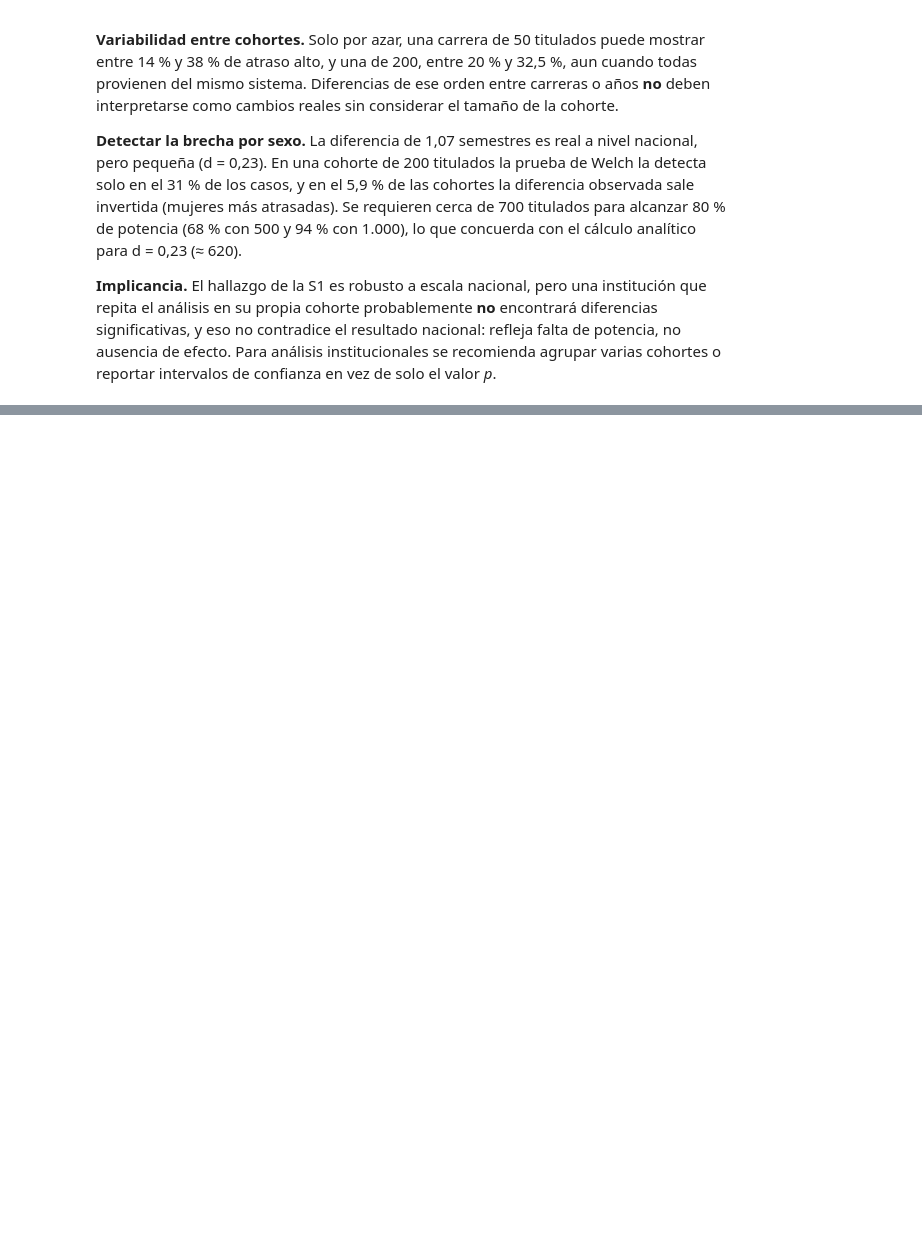
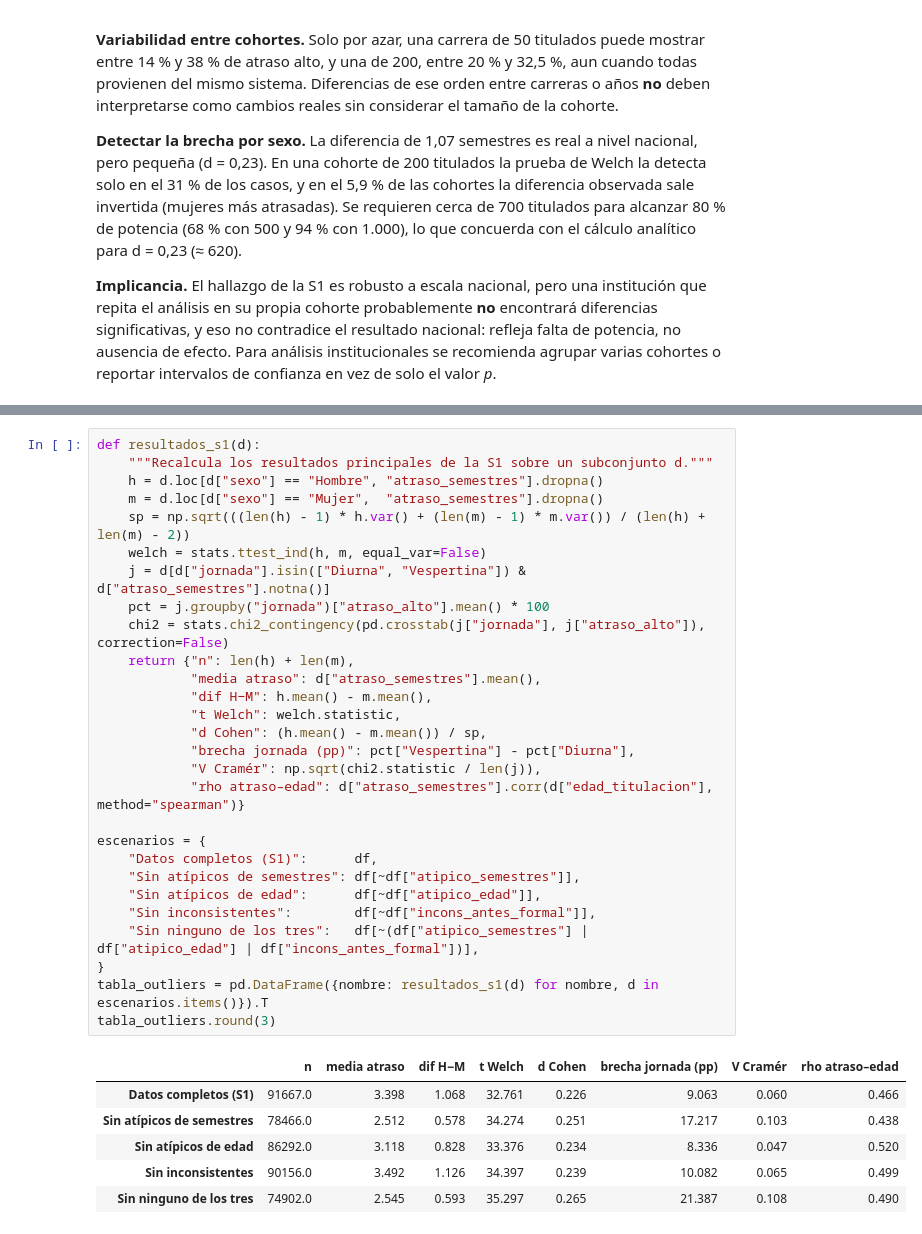
Before and after one commit to Feroroman/sumativa1-f2-mcdi501, a Jupyter notebook: S2/notebooks/Sumativa2_F3_Titulados.ipynb, the cells around one changed output, grey strips where cells are left out. Cells and saved outputs as stored; diff of their text form; blank space fills up the shorter version.

```diff
--- a/S2/notebooks/Sumativa2_F3_Titulados.ipynb
+++ b/S2/notebooks/Sumativa2_F3_Titulados.ipynb
@@ -598,0 +609,35 @@ plt.show()
+# %%
+def resultados_s1(d):
+    """Recalcula los resultados principales de la S1 sobre un subconjunto d."""
+    h = d.loc[d["sexo"] == "Hombre", "atraso_semestres"].dropna()
+    m = d.loc[d["sexo"] == "Mujer",  "atraso_semestres"].dropna()
+    sp = np.sqrt(((len(h) - 1) * h.var() + (len(m) - 1) * m.var()) / (len(h) + len(m) - 2))
+    welch = stats.ttest_ind(h, m, equal_var=False)
+    j = d[d["jornada"].isin(["Diurna", "Vespertina"]) & d["atraso_semestres"].notna()]
+    pct = j.groupby("jornada")["atraso_alto"].mean() * 100
+    chi2 = stats.chi2_contingency(pd.crosstab(j["jornada"], j["atraso_alto"]), correction=False)
+    return {"n": len(h) + len(m),
+            "media atraso": d["atraso_semestres"].mean(),
+            "dif H−M": h.mean() - m.mean(),
+            "t Welch": welch.statistic,
+            "d Cohen": (h.mean() - m.mean()) / sp,
+            "brecha jornada (pp)": pct["Vespertina"] - pct["Diurna"],
+            "V Cramér": np.sqrt(chi2.statistic / len(j)),
+            "rho atraso–edad": d["atraso_semestres"].corr(d["edad_titulacion"], method="spearman")}
+
+escenarios = {
+    "Datos completos (S1)":      df,
+    "Sin atípicos de semestres": df[~df["atipico_semestres"]],
+    "Sin atípicos de edad":      df[~df["atipico_edad"]],
+    "Sin inconsistentes":        df[~df["incons_antes_formal"]],
+    "Sin ninguno de los tres":   df[~(df["atipico_semestres"] | df["atipico_edad"] | df["incons_antes_formal"])],
+}
+tabla_outliers = pd.DataFrame({nombre: resultados_s1(d) for nombre, d in escenarios.items()}).T
+tabla_outliers.round(3)
+# %% [output]
+|  | n | media atraso | dif H−M | t Welch | d Cohen | brecha jornada (pp) | V Cramér | rho atraso–edad |
+| Datos completos (S1) | 91667.0 | 3.398 | 1.068 | 32.761 | 0.226 | 9.063 | 0.060 | 0.466 |
+| Sin atípicos de semestres | 78466.0 | 2.512 | 0.578 | 34.274 | 0.251 | 17.217 | 0.103 | 0.438 |
+| Sin atípicos de edad | 86292.0 | 3.118 | 0.828 | 33.376 | 0.234 | 8.336 | 0.047 | 0.520 |
+| Sin inconsistentes | 90156.0 | 3.492 | 1.126 | 34.397 | 0.239 | 10.082 | 0.065 | 0.499 |
+| Sin ninguno de los tres | 74902.0 | 2.545 | 0.593 | 35.297 | 0.265 | 21.387 | 0.108 | 0.490 |
```
Also changed, not shown: parts of 8 cells of this notebook, 2 other files.
